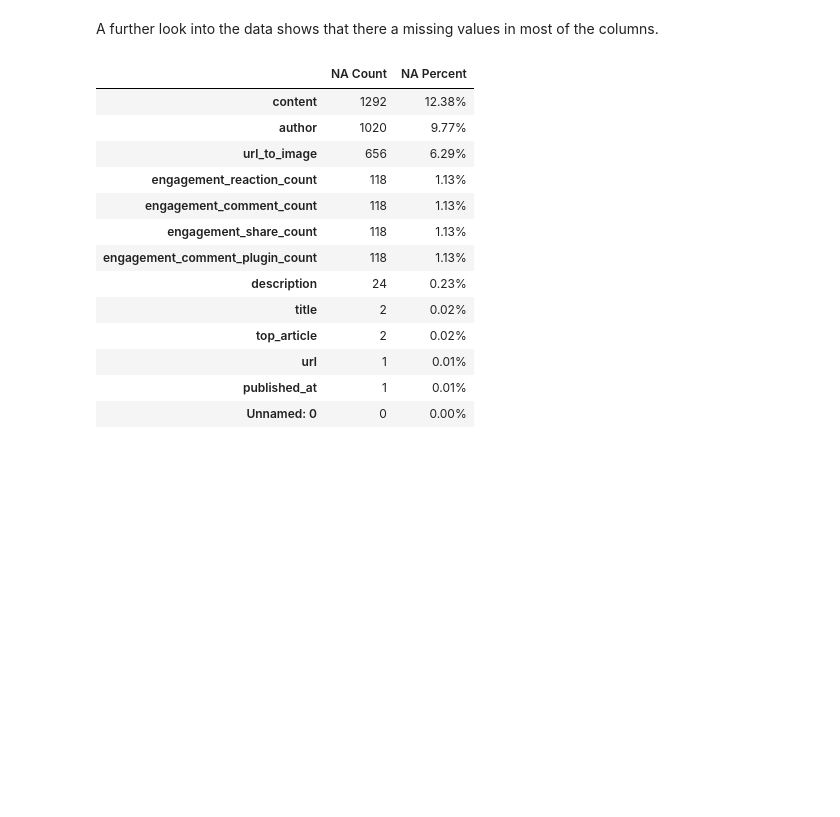
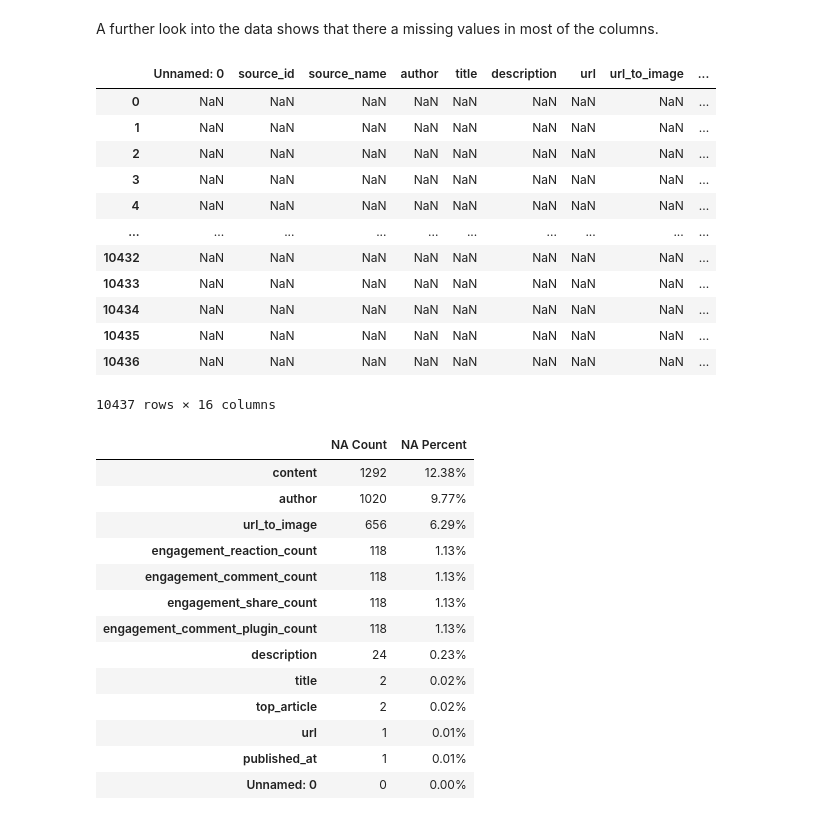
Before and after one commit to illumlol/ABA_2022, a Jupyter notebook: aba_1.ipynb, the cells around one changed output. Cells and saved outputs as stored; diff of their text form; code cells hidden in the pictures; blank space fills up the shorter version.

```diff
--- a/aba_1.ipynb
+++ b/aba_1.ipynb
@@ -63,3 +63,5 @@ Data columns (total 15 columns):
  14  engagement_comment_plugin_count  10319 non-null  float64
 dtypes: float64(5), int64(1), object(9)
 memory usage: 1.2+ MB
+# %%
+df["summed_metrics"]= df["engagement_reaction_count"] + df["engagement_comment_count"]+df['engagement_share_count']+df['engagement_comment_plugin_count']
@@ -66,5 +83,21 @@ memory usage: 1.2+ MB
 # %% [markdown]
 A further look into the data shows that there a missing values in most of the columns.
+# %%
+df[df.groupby("author")[['summed_metrics']].mean() > 0]
+# %% [output]
+|  | Unnamed: 0 | source_id | source_name | author | title | description | url | url_to_image | ... |
+| 0 | NaN | NaN | NaN | NaN | NaN | NaN | NaN | NaN | ... |
+| 1 | NaN | NaN | NaN | NaN | NaN | NaN | NaN | NaN | ... |
+| 2 | NaN | NaN | NaN | NaN | NaN | NaN | NaN | NaN | ... |
+| 3 | NaN | NaN | NaN | NaN | NaN | NaN | NaN | NaN | ... |
+| 4 | NaN | NaN | NaN | NaN | NaN | NaN | NaN | NaN | ... |
+| ... | ... | ... | ... | ... | ... | ... | ... | ... | ... |
+| 10432 | NaN | NaN | NaN | NaN | NaN | NaN | NaN | NaN | ... |
+| 10433 | NaN | NaN | NaN | NaN | NaN | NaN | NaN | NaN | ... |
+| 10434 | NaN | NaN | NaN | NaN | NaN | NaN | NaN | NaN | ... |
+| 10435 | NaN | NaN | NaN | NaN | NaN | NaN | NaN | NaN | ... |
+| 10436 | NaN | NaN | NaN | NaN | NaN | NaN | NaN | NaN | ... |
+10437 rows × 16 columns
 # %%
 NA = pd.DataFrame(data=[df.isna().sum().tolist(), ["{:.2f}".format(i)+'%' \
             for i in (df.isna().sum()/df.shape[0]*100).tolist()]],
```
Also changed, not shown: parts of 1 cell of this notebook.
